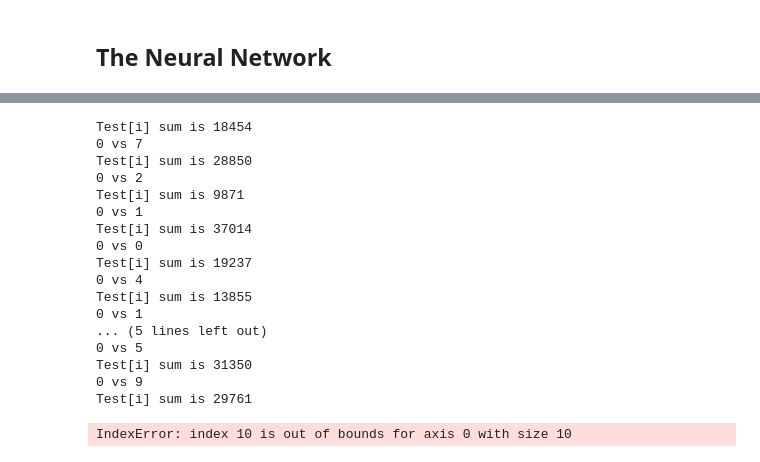
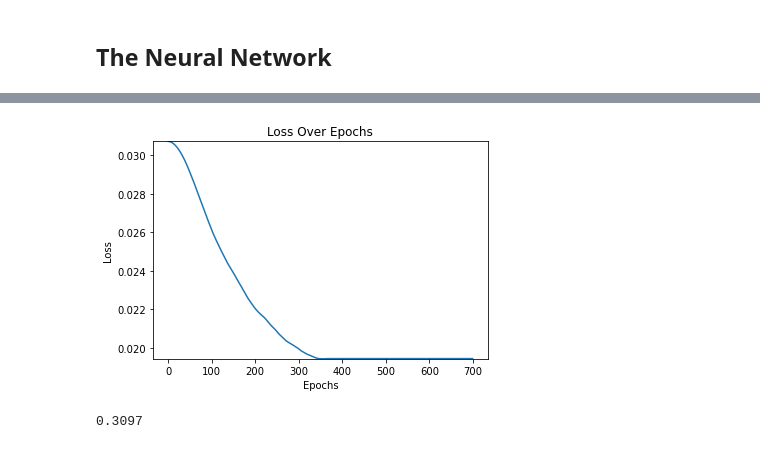
Before and after one commit to MQumairi/numpy-neural-network, a Jupyter notebook: src/Task 2.ipynb, the cells around one changed output, grey strips where cells are left out. Saved outputs shown, nothing was run; the diff lists cells and outputs as text; code cells hidden in the pictures.

Commit message:
Accuracy Score

```diff
--- a/src/Task 2.ipynb
+++ b/src/Task 2.ipynb
@@ -275,11 +277,15 @@ print(target[dummy_index])
+# %%
+features_short, target_short = util.shorten(features, target, start=0, end=10000)
+# %%
+X_test, y_test = util.preprocess(X=testset.data, y=testset.targets)
 # %%
-nn = NN(X=dummy_features, y=dummy_target, n=784, lr=1e-3, reg_param=0.001, batch_size=64, lr_scaling=0.6)
-nn.add_layer(nodes=784, activation="sigmoid")
-nn.add_layer(nodes=784, activation="sigmoid")
-nn.add_layer(nodes=784, activation="sigmoid")
+nn = NN(X=features_short, y=target_short, lr=1e-7, reg_param=1, batch_size=64, lr_scaling=0.8)
+nn.add_layer(nodes=100, activation="sigmoid")
+nn.add_layer(nodes=70, activation="relu")
+nn.add_layer(nodes=50, activation="sigmoid")
 nn.add_layer(nodes=10, activation="softmax")
 # %%
 %%time
-epochs_to_do = 1000
-nn.fit(epochs=epochs_to_do)
+epochs_to_do = 700
+nn.fit(epochs=epochs_to_do, calc_accuracy={"X_test": X_test, "y_test": y_test})
 # %% [output]
@@ -336,24 +309,9 @@ Shape of hx (10, 10000)
-# %%
-for i in range(len(X_test)):
-    print(f"Test[i] sum is {np.sum(X_test[i])}")
-    print(util.decode(util.encode_probabilities(predictions[i])), end=" vs ")
-    print(util.decode(y_test[i]))
-# %% [output]
-Test[i] sum is 18454
-0 vs 7
-Test[i] sum is 28850
-0 vs 2
-Test[i] sum is 9871
-0 vs 1
-Test[i] sum is 37014
-0 vs 0
-Test[i] sum is 19237
-0 vs 4
-Test[i] sum is 13855
-0 vs 1
-... (5 lines left out)
-0 vs 5
-Test[i] sum is 31350
-0 vs 9
-Test[i] sum is 29761
-IndexError: index 10 is out of bounds for axis 0 with size 10
+# %%
+nn.plot_loss()
+# %% [output]
+[figure, added]
+# %%
+accuracy = nn.score(X_test, y_test)
+print(accuracy)
+# %% [output]
+0.3097
```
Also changed, not shown: parts of 9 cells of this notebook, 2 other files.
